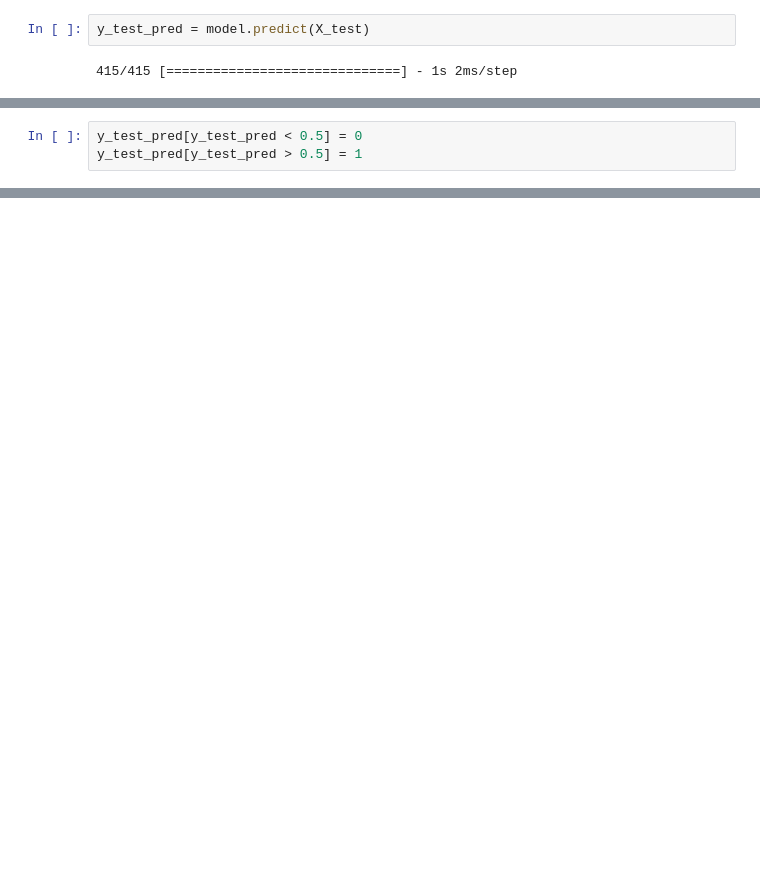
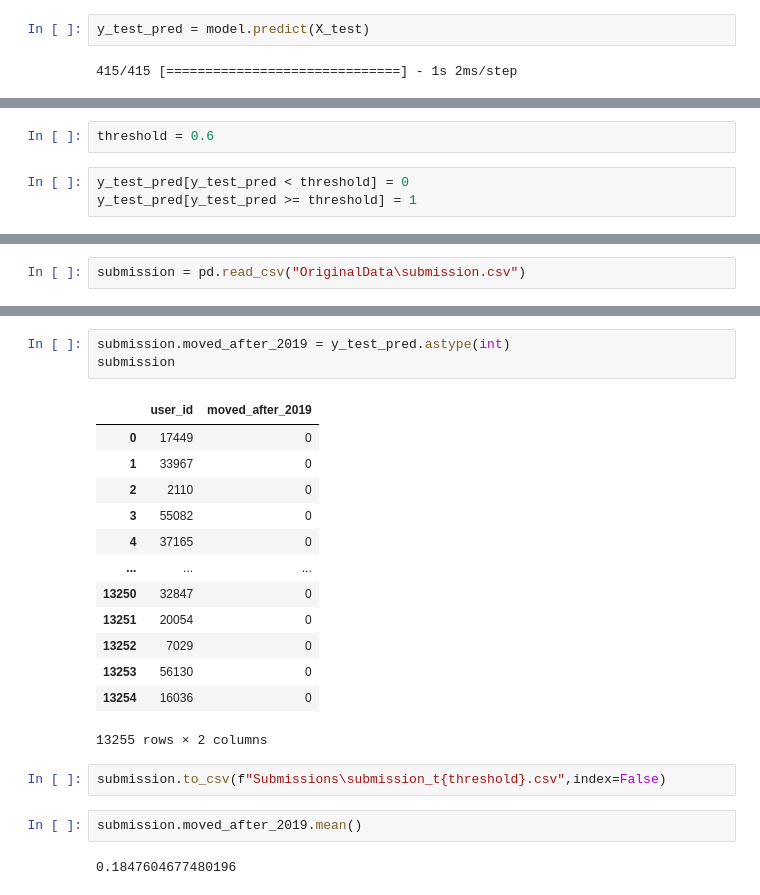
Before and after one commit to feyzijan/GarantiDatathon, a Jupyter notebook: NeuralNet.ipynb, the cells around one changed output, grey strips where cells are left out. Cells and saved outputs as stored; diff of their text form; blank space fills up the shorter version.

```diff
--- a/NeuralNet.ipynb
+++ b/NeuralNet.ipynb
@@ -211,4 +287,6 @@ y_test_pred = model.predict(X_test)
+# %%
+threshold = 0.6
 # %%
-y_test_pred[y_test_pred < 0.5] = 0
-y_test_pred[y_test_pred > 0.5] = 1
+y_test_pred[y_test_pred < threshold] = 0
+y_test_pred[y_test_pred >= threshold] = 1
 # %%
@@ -265,0 +296,2 @@ ax.axvspan("2019-01-01", "2020-01-01", color="blue", alpha=0.3)
+# %%
+submission = pd.read_csv("OriginalData\submission.csv")
@@ -265,0 +307,23 @@ ax.axvspan("2019-01-01", "2020-01-01", color="blue", alpha=0.3)
+# %%
+submission.moved_after_2019 = y_test_pred.astype(int)
+submission
+# %% [output]
+|  | user_id | moved_after_2019 |
+| 0 | 17449 | 0 |
+| 1 | 33967 | 0 |
+| 2 | 2110 | 0 |
+| 3 | 55082 | 0 |
+| 4 | 37165 | 0 |
+| ... | ... | ... |
+| 13250 | 32847 | 0 |
+| 13251 | 20054 | 0 |
+| 13252 | 7029 | 0 |
+| 13253 | 56130 | 0 |
+| 13254 | 16036 | 0 |
+13255 rows × 2 columns
+# %%
+submission.to_csv(f"Submissions\submission_t{threshold}.csv",index=False)
+# %%
+submission.moved_after_2019.mean()
+# %% [output]
+0.1847604677480196
```
Also changed, not shown: parts of 34 cells of this notebook, 3 other files.
